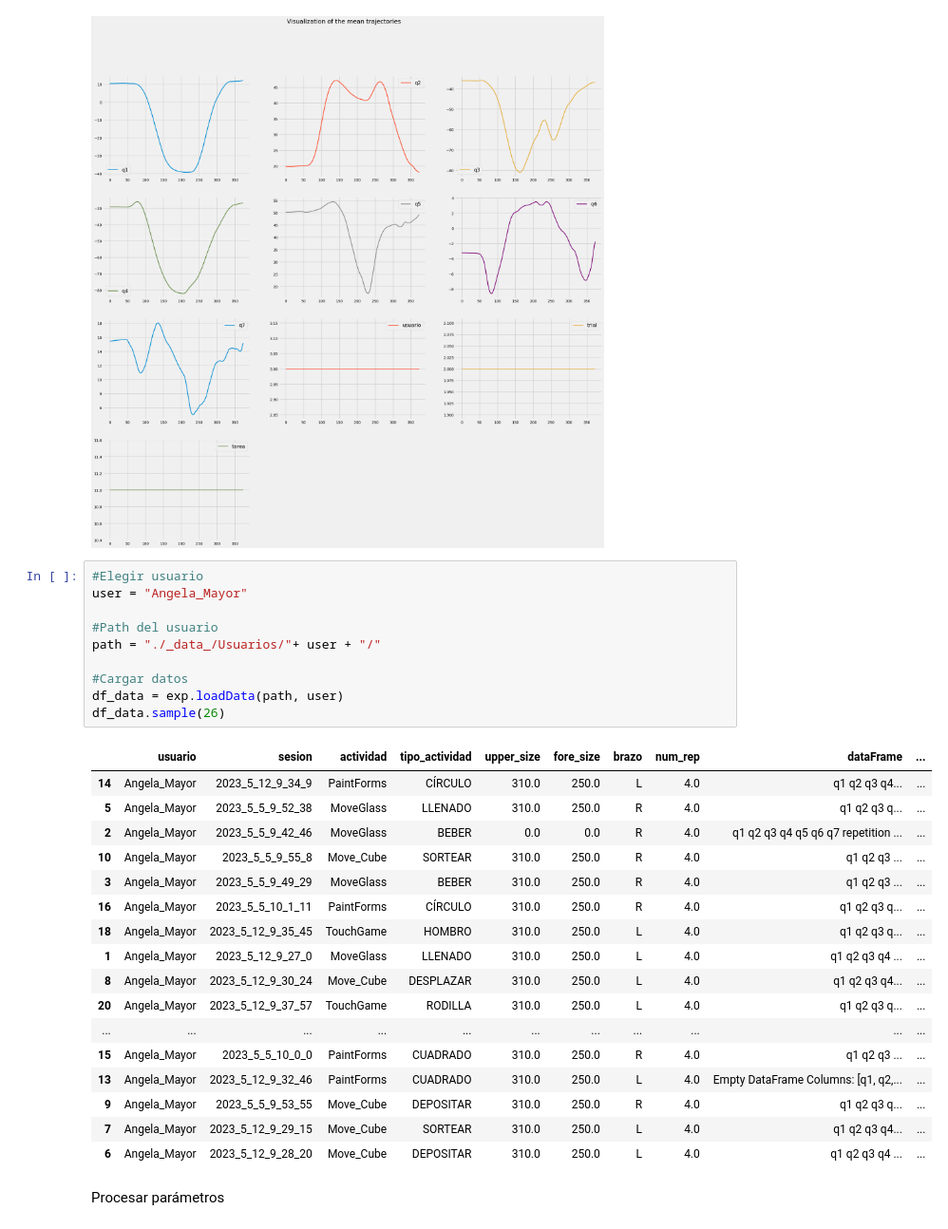
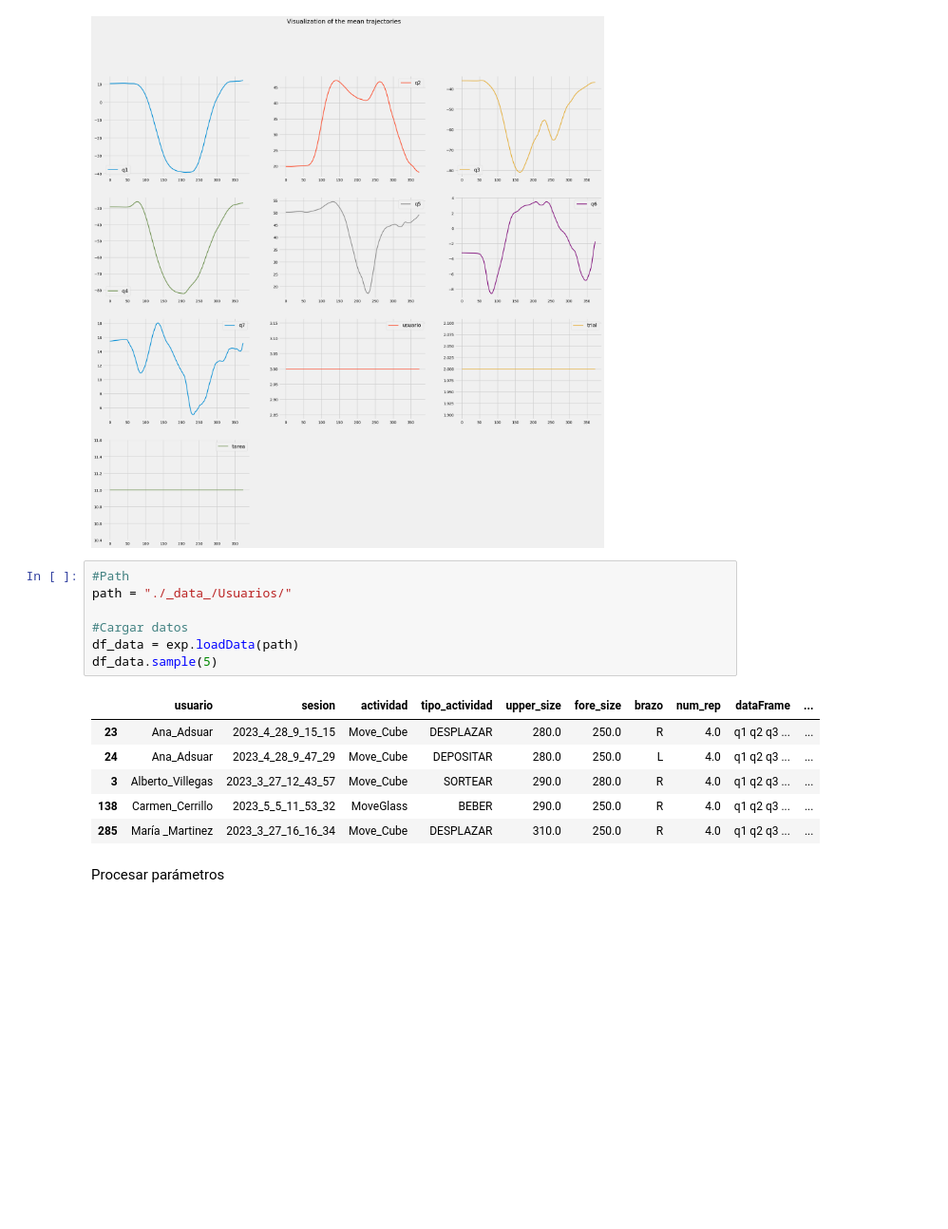
Before and after one commit to RaulMB94/rai_exp_2023_sivarita, a Jupyter notebook: rai_exp_2023_sivarita.ipynb, the cells around one changed output. Shown at 95% size. Drawn from its saved outputs; the diff is of its cells as text; blank space fills up the shorter version.

```diff
--- a/rai_exp_2023_sivarita.ipynb
+++ b/rai_exp_2023_sivarita.ipynb
@@ -56,33 +56,19 @@ plt.show()
 # %% [output]
 [figure]
 # %%
-#Elegir usuario
-user = "Angela_Mayor"
-
-#Path del usuario
-path = "./_data_/Usuarios/"+ user + "/"
+#Path
+path = "./_data_/Usuarios/"
 
 #Cargar datos
-df_data = exp.loadData(path, user)
-df_data.sample(26)
+df_data = exp.loadData(path)
+df_data.sample(5)
 # %% [output]
 |  | usuario | sesion | actividad | tipo_actividad | upper_size | fore_size | brazo | num_rep | dataFrame | ... |
-| 14 | Angela_Mayor | 2023_5_12_9_34_9 | PaintForms | CÍRCULO | 310.0 | 250.0 | L | 4.0 | q1 q2 q3 q4... | ... |
-| 5 | Angela_Mayor | 2023_5_5_9_52_38 | MoveGlass | LLENADO | 310.0 | 250.0 | R | 4.0 | q1 q2 q3 q... | ... |
-| 2 | Angela_Mayor | 2023_5_5_9_42_46 | MoveGlass | BEBER | 0.0 | 0.0 | R | 4.0 | q1 q2 q3 q4 q5 q6 q7 repetition ... | ... |
-| 10 | Angela_Mayor | 2023_5_5_9_55_8 | Move_Cube | SORTEAR | 310.0 | 250.0 | R | 4.0 | q1 q2 q3 ... | ... |
-| 3 | Angela_Mayor | 2023_5_5_9_49_29 | MoveGlass | BEBER | 310.0 | 250.0 | R | 4.0 | q1 q2 q3 ... | ... |
-| 16 | Angela_Mayor | 2023_5_5_10_1_11 | PaintForms | CÍRCULO | 310.0 | 250.0 | R | 4.0 | q1 q2 q3 q... | ... |
-| 18 | Angela_Mayor | 2023_5_12_9_35_45 | TouchGame | HOMBRO | 310.0 | 250.0 | L | 4.0 | q1 q2 q3 q... | ... |
-| 1 | Angela_Mayor | 2023_5_12_9_27_0 | MoveGlass | LLENADO | 310.0 | 250.0 | L | 4.0 | q1 q2 q3 q4 ... | ... |
-| 8 | Angela_Mayor | 2023_5_12_9_30_24 | Move_Cube | DESPLAZAR | 310.0 | 250.0 | L | 4.0 | q1 q2 q3 q4... | ... |
-| 20 | Angela_Mayor | 2023_5_12_9_37_57 | TouchGame | RODILLA | 310.0 | 250.0 | L | 4.0 | q1 q2 q3 q... | ... |
-| ... | ... | ... | ... | ... | ... | ... | ... | ... | ... | ... |
-| 15 | Angela_Mayor | 2023_5_5_10_0_0 | PaintForms | CUADRADO | 310.0 | 250.0 | R | 4.0 | q1 q2 q3 ... | ... |
-| 13 | Angela_Mayor | 2023_5_12_9_32_46 | PaintForms | CUADRADO | 310.0 | 250.0 | L | 4.0 | Empty DataFrame Columns: [q1, q2,... | ... |
-| 9 | Angela_Mayor | 2023_5_5_9_53_55 | Move_Cube | DEPOSITAR | 310.0 | 250.0 | R | 4.0 | q1 q2 q3 q... | ... |
-| 7 | Angela_Mayor | 2023_5_12_9_29_15 | Move_Cube | SORTEAR | 310.0 | 250.0 | L | 4.0 | q1 q2 q3 q4... | ... |
-| 6 | Angela_Mayor | 2023_5_12_9_28_20 | Move_Cube | DEPOSITAR | 310.0 | 250.0 | L | 4.0 | q1 q2 q3 q4 ... | ... |
+| 23 | Ana_Adsuar | 2023_4_28_9_15_15 | Move_Cube | DESPLAZAR | 280.0 | 250.0 | R | 4.0 | q1 q2 q3 ... | ... |
+| 24 | Ana_Adsuar | 2023_4_28_9_47_29 | Move_Cube | DEPOSITAR | 280.0 | 250.0 | L | 4.0 | q1 q2 q3 ... | ... |
+| 3 | Alberto_Villegas | 2023_3_27_12_43_57 | Move_Cube | SORTEAR | 290.0 | 280.0 | R | 4.0 | q1 q2 q3 ... | ... |
+| 138 | Carmen_Cerrillo | 2023_5_5_11_53_32 | MoveGlass | BEBER | 290.0 | 250.0 | R | 4.0 | q1 q2 q3 ... | ... |
+| 285 | María _Martinez | 2023_3_27_16_16_34 | Move_Cube | DESPLAZAR | 310.0 | 250.0 | R | 4.0 | q1 q2 q3 ... | ... |
 # %% [markdown]
 Procesar parámetros
 # %%
```
Also changed, not shown: parts of 3 cells of this notebook, 2 other files.
